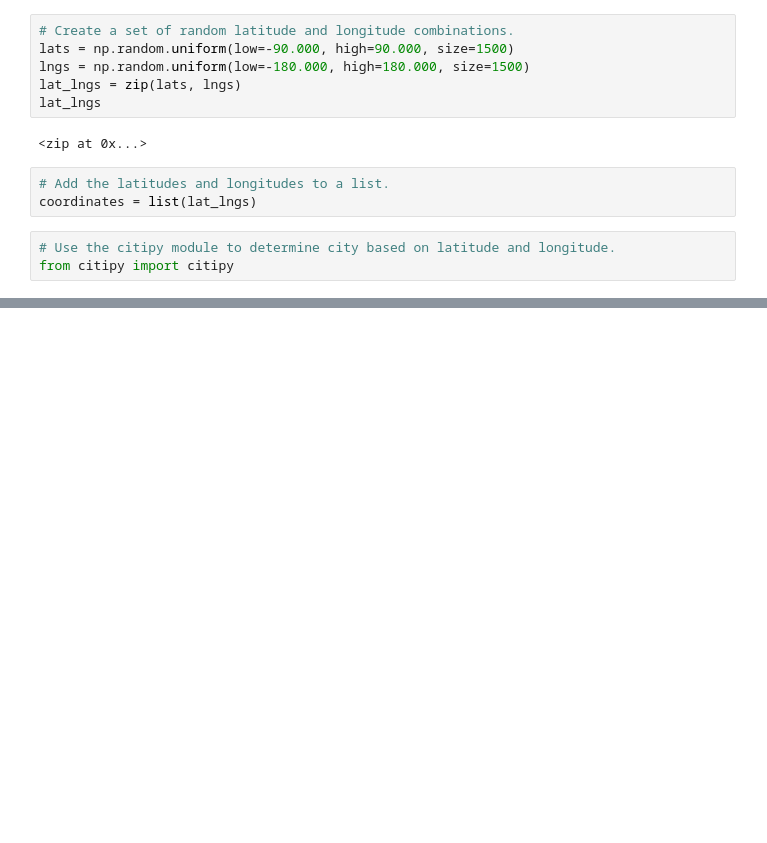
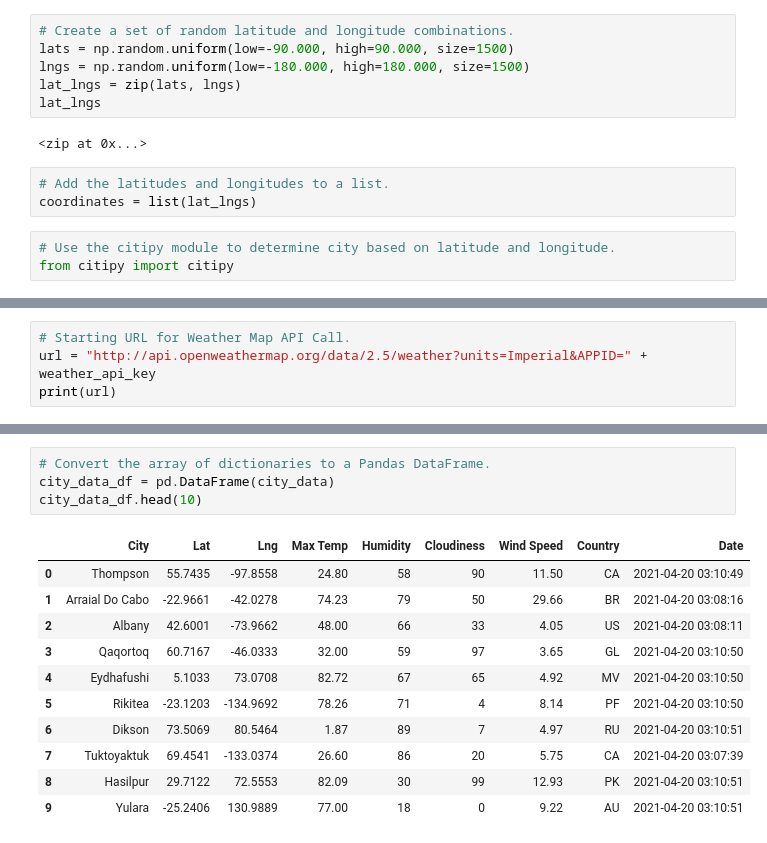
Before and after one commit to Wavelydavely/World_Weather_Analysis, a Jupyter notebook: WeatherPy.ipynb, the cells around one changed output, grey strips where cells are left out. Cells and saved outputs as stored; diff of their text form; blank space fills up the shorter version.

```diff
--- a/WeatherPy.ipynb
+++ b/WeatherPy.ipynb
@@ -33,0 +43,4 @@ len(cities)
+# %%
+# Starting URL for Weather Map API Call.
+url = "http://api.openweathermap.org/data/2.5/weather?units=Imperial&APPID=" + weather_api_key
+print(url)
@@ -33,0 +129,16 @@ len(cities)
+# %%
+# Convert the array of dictionaries to a Pandas DataFrame.
+city_data_df = pd.DataFrame(city_data)
+city_data_df.head(10)
+# %% [output]
+|  | City | Lat | Lng | Max Temp | Humidity | Cloudiness | Wind Speed | Country | Date |
+| 0 | Thompson | 55.7435 | -97.8558 | 24.80 | 58 | 90 | 11.50 | CA | 2021-04-20 03:10:49 |
+| 1 | Arraial Do Cabo | -22.9661 | -42.0278 | 74.23 | 79 | 50 | 29.66 | BR | 2021-04-20 03:08:16 |
+| 2 | Albany | 42.6001 | -73.9662 | 48.00 | 66 | 33 | 4.05 | US | 2021-04-20 03:08:11 |
+| 3 | Qaqortoq | 60.7167 | -46.0333 | 32.00 | 59 | 97 | 3.65 | GL | 2021-04-20 03:10:50 |
+| 4 | Eydhafushi | 5.1033 | 73.0708 | 82.72 | 67 | 65 | 4.92 | MV | 2021-04-20 03:10:50 |
+| 5 | Rikitea | -23.1203 | -134.9692 | 78.26 | 71 | 4 | 8.14 | PF | 2021-04-20 03:10:50 |
+| 6 | Dikson | 73.5069 | 80.5464 | 1.87 | 89 | 7 | 4.97 | RU | 2021-04-20 03:10:51 |
+| 7 | Tuktoyaktuk | 69.4541 | -133.0374 | 26.60 | 86 | 20 | 5.75 | CA | 2021-04-20 03:07:39 |
+| 8 | Hasilpur | 29.7122 | 72.5553 | 82.09 | 30 | 99 | 12.93 | PK | 2021-04-20 03:10:51 |
+| 9 | Yulara | -25.2406 | 130.9889 | 77.00 | 18 | 0 | 9.22 | AU | 2021-04-20 03:10:51 |
```
Also changed, not shown: parts of 6 cells of this notebook, 5 other files.
